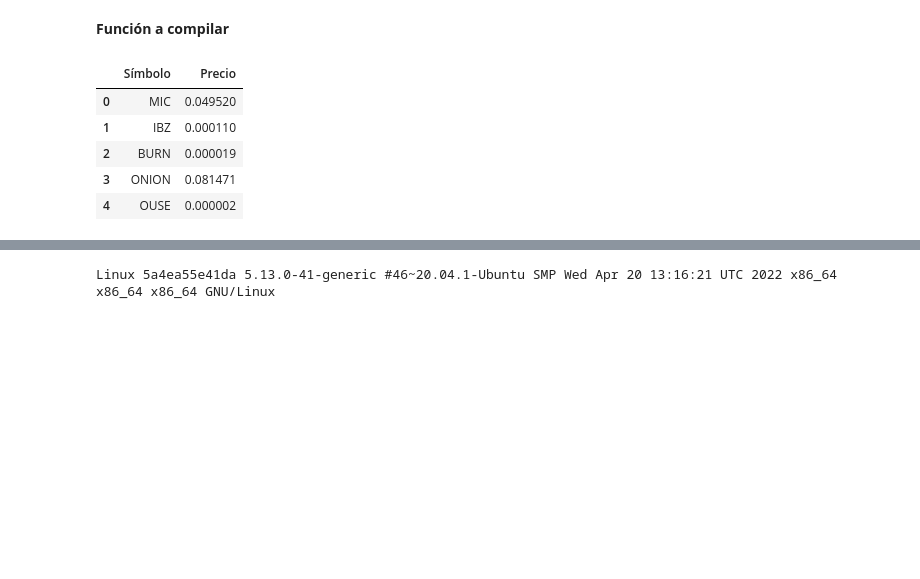
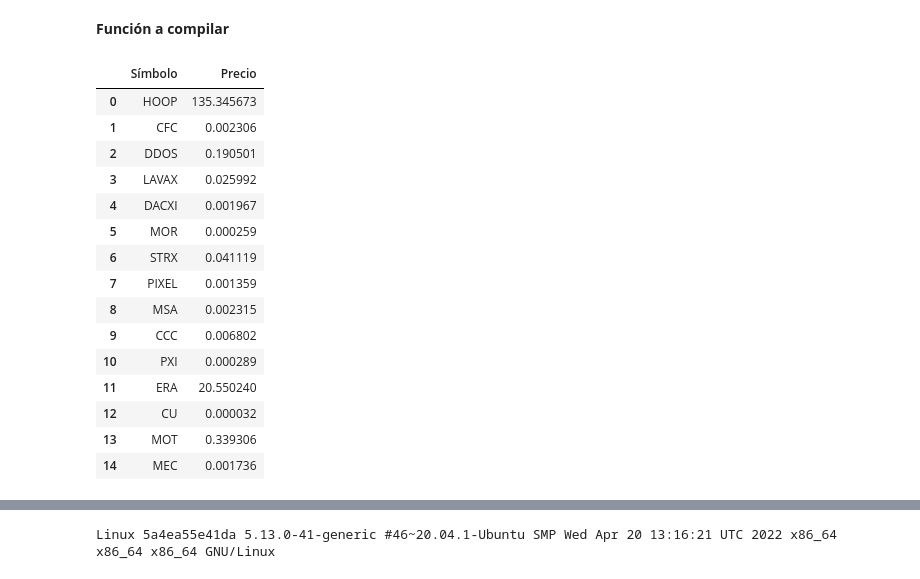
Before and after one commit to optimizacion-2-2022-gh-classroom/practica-2-segunda-parte-jesusmb230795, a Jupyter notebook: notebooks/compilacionC.ipynb, the cells around one changed output, grey strips where cells are left out. Cells and saved outputs as stored; diff of their text form; code cells hidden in the pictures; blank space fills up the shorter version.

```diff
--- a/notebooks/compilacionC.ipynb
+++ b/notebooks/compilacionC.ipynb
@@ -147,16 +148,25 @@ def bf_negative_cycle(graph, node_ini=None, distance_ini=np.inf):
 
     return cycle.reverse()
 # %%
-#df = get_data('../data/historical_data.csv', '2022-05-12')
-df = get_data('data/historical_data.csv', '2022-05-12',5)
+df = get_data('../data/historical_data.csv', '2022-05-12')
 df.head(15)
 # %% [output]
 |  | Símbolo | Precio |
-| 0 | MIC | 0.049520 |
-| 1 | IBZ | 0.000110 |
-| 2 | BURN | 0.000019 |
-| 3 | ONION | 0.081471 |
-| 4 | OUSE | 0.000002 |
+| 0 | HOOP | 135.345673 |
+| 1 | CFC | 0.002306 |
+| 2 | DDOS | 0.190501 |
+| 3 | LAVAX | 0.025992 |
+| 4 | DACXI | 0.001967 |
+| 5 | MOR | 0.000259 |
+| 6 | STRX | 0.041119 |
+| 7 | PIXEL | 0.001359 |
+| 8 | MSA | 0.002315 |
+| 9 | CCC | 0.006802 |
+| 10 | PXI | 0.000289 |
+| 11 | ERA | 20.550240 |
+| 12 | CU | 0.000032 |
+| 13 | MOT | 0.339306 |
+| 14 | MEC | 0.001736 |
 # %%
 G = create_grap(df)
 # %%
```
Also changed, not shown: parts of 29 cells of this notebook.
